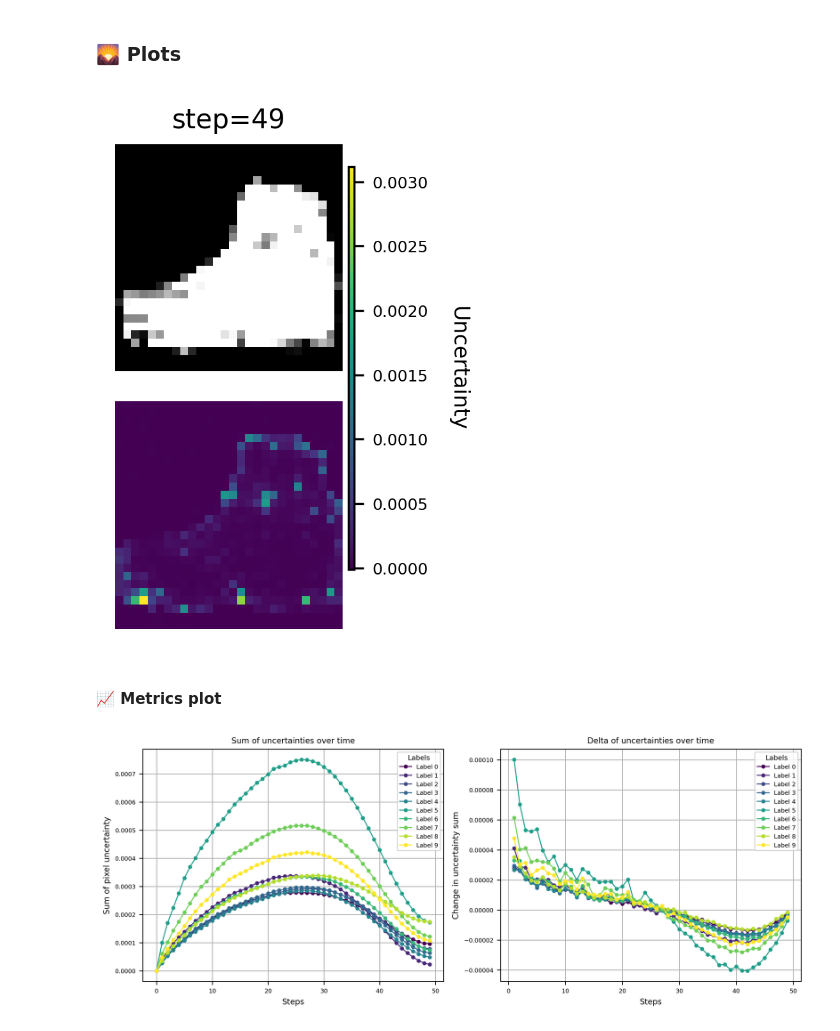
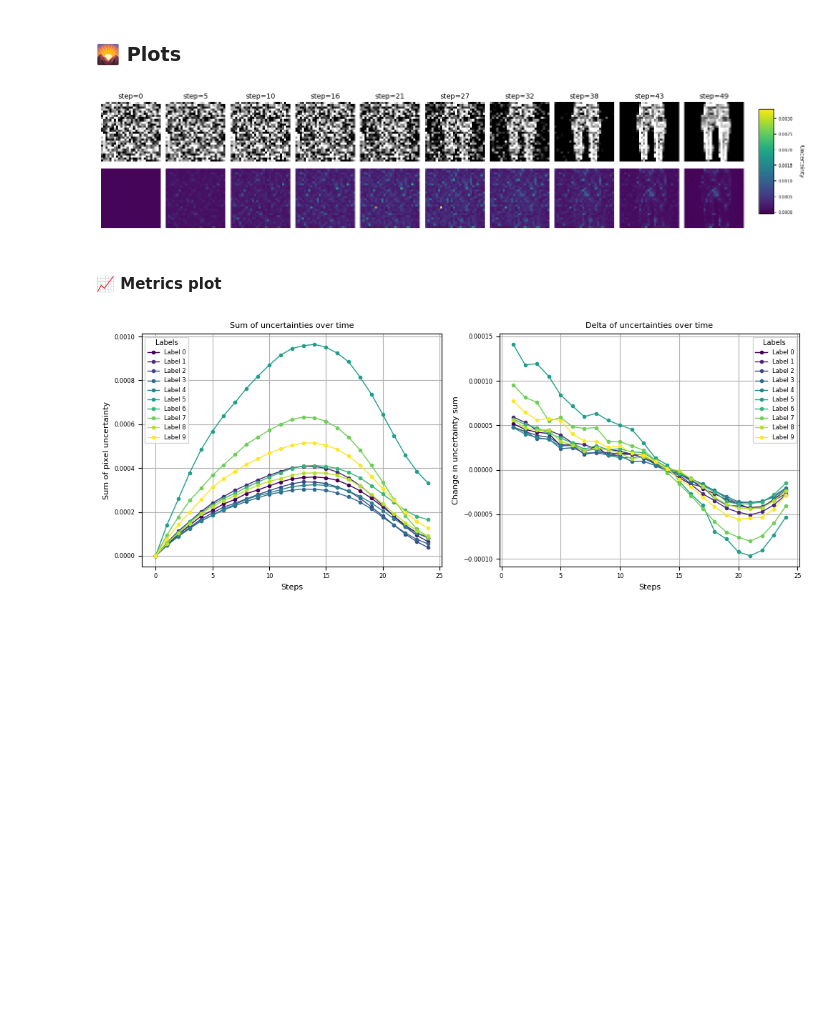
Before and after one commit to Jac-Zac/PML_DL_Final_Project, a Jupyter notebook: notebooks/notebook_llla_diff.ipynb, the cells around one changed output. Cells and saved outputs as stored; diff of their text form; code cells hidden in the pictures; blank space fills up the shorter version.

```diff
--- a/notebooks/notebook_llla_diff.ipynb
+++ b/notebooks/notebook_llla_diff.ipynb
@@ -222,7 +222,6 @@ class UQDiffusion(Diffusion):
 
         intermediates, uncertainties = [], []
 
-        # for i in tqdm(range(self.noise_steps - 1, -1, -1), desc="Steps", leave=False):
         for i in tqdm(list(reversed(range(self.noise_steps))), desc="Steps", leave=False):
             t = torch.full((batch_size,), i, device=self.device, dtype=torch.long)
 
@@ -238,6 +237,7 @@ class UQDiffusion(Diffusion):
             # Mean and x_t-1
             coef1 = 1.0 / alpha_t.sqrt()
             coef2 = (1.0 - alpha_t) / (1.0 - alpha_bar_t).sqrt()
+
             x_prev_mean = coef1 * (x_t_mean - coef2 * eps_mean)
             x_prev = (
                 coef1 * (x_t - coef2 * eps_t) + torch.randn_like(x_t) * beta_t.sqrt()
@@ -246,7 +246,9 @@ class UQDiffusion(Diffusion):
             # Variance
             coef3 = 2 * (1 - alpha_t) / (alpha_t * (1 - alpha_bar_t).sqrt())
             coef4 = (1 - alpha_t) ** 2 / (alpha_t * (1 - alpha_bar_t))
-            x_prev_var = ((1 / alpha_t) * x_t_var) - (coef3 * cov_t) + (coef4 * eps_var)#  + beta_t
+            x_prev_var = (
+                (1 / alpha_t * x_t_var) - (coef3 * cov_t) + (coef4 * eps_var) + beta_t
+            )
 
             if i > 0:
                 # Covariance estimation with Monte Carlo
@@ -259,35 +261,24 @@ class UQDiffusion(Diffusion):
                     y=y,
                 )
 
-            if i % 100 == 0 or i == self.noise_steps - 1:
-                print(f"\nStep {i}")
-
-                # eps_var: shape [B, C, H, W]
-                # Reference slice
-                # ref_slice = eps_var[0, 0]  # shape [H, W]
-
-                # Compare each [H, W] slice to ref_slice
-                # Broadcasting ref_slice to shape [B, C, H, W]
-
-                # print(f"{(1 / alpha_t[0].item()) = }")
-                # print(f"{(coef4[0].item()) = }")
-                print( f"  eps_var mean: {eps_var.mean().item():.4e}, std: {eps_var.std().item():.4e}" )
-                print( f"  Covariance mean: {cov_t.mean().item():.4e}, std: {cov_t.std().item():.4e}" )
-                print( f"  x_t_var mean: {x_t_var.mean().item():.4e}, std: {x_t_var.std().item():.4e}" )
-                print( f"  x_prev_var mean: {x_prev_var.mean().item():.4e}, std: {x_prev_var.std().item():.4e}" )
-
             # Log intermediate images
             if log_intermediate:
                 intermediates.append(self.transform_sampled_image(x_t.clone()))
-                uncertainties.append(x_prev_var.clone().cpu())  # per-pixel variance
+                uncertainties.append(x_t_var.clone().cpu())  # per-pixel variance
 
             x_t = x_prev
             x_t_mean = x_prev_mean
             x_t_var = x_prev_var
             cov_t = covariance
 
-        uncertainties = torch.stack(uncertainties)  # [num_steps, B, C, H, W]
-        intermediates = torch.stack(intermediates)  # [num_steps, B, C, H, W]
+        # [num_steps, B, C, H, W]
+        uncertainties = (
+            torch.stack(uncertainties) if uncertainties else torch.tensor([])
+        )
+        # [num_steps, B, C, H, W]
+        intermediates = (
+            torch.stack(intermediates) if intermediates else torch.tensor([])
+        )
 
         model.train()
         return intermediates, uncertainties
@@ -340,7 +331,7 @@ class UQDiffusion(Diffusion):
 
         intermediates, uncertainties = [], []
 
-        for i in tqdm(list(reversed(range(sampling_steps)), desc="Sampling", leave=False)):
+        for i in tqdm(list(reversed(range(sampling_steps))), desc="Sampling", leave=False):
             t = step_indices[i].expand(batch_size)
 
             # Get noise prediction and its variance
@@ -450,26 +441,26 @@ all_samples_grouped, uncertainties = diffusion.sample_with_uncertainty_ddim(
 # %% [markdown]
 ### 🌄 Plots
 # %%
-slice_images = slice(9,10)
+slice_images = slice(1, 2)
+os.makedirs(save_dir, exist_ok=True)
 
 # Now call the interleaved plot function
 plot_interleaved_image_uncertainty(
     images=all_samples_grouped[:, slice_images, ...],       # (T, B, C, H, W)
     uncertainties=uncertainties[:, slice_images, ...],      # (T, B, C, H, W)
     # images=all_samples_grouped,       # (T, B, C, H, W)
     # uncertainties=uncertainties,      # (T, B, C, H, W)
     save_path=os.path.join(save_dir, "interleaved_grid.png"),
-    # timesteps=list(range(0, total_steps, 10)),
-    # timesteps=list(range(0, ddim_steps + 1, 5)),
-    timesteps=[49],
+    timesteps=np.linspace(0, ddim_steps-1, 10, dtype=int).tolist(),
+    # timesteps=[49],
     uq_cmp="viridis",                 # Or "grey" or other matplotlib colormap
 )
 
 # Display samples grid images and uncertainty
 out_path_img = os.path.join(save_dir, "interleaved_grid.png")
 display(Image.open(out_path_img))
 # %% [output]
-[figure, old version]
+[figure, new version]
 # %% [markdown]
 #### 📈 Metrics plot
 # %%
@@ -489,15 +480,16 @@ plt.rcParams.update({
 })
 
 
+skip_steps = 2
+
 # Slice the first tensor dimension to only take every 50
 plot_uncertainty_metric(
-    # uncertainties[:, :5, ...],
-    uncertainties[:, :, ...],
+    uncertainties[::skip_steps, :, ...],
     metrics=["sum", "delta"],  # list of metrics
     # save_path=None
 )
 # %% [output]
-[figure, old version]
+[figure, new version]
 # %%
 # Slice the first tensor dimension to only take every 50
 plot_uncertainty_metric(
```
Also changed, not shown: parts of 2 cells of this notebook, 5 other files.
